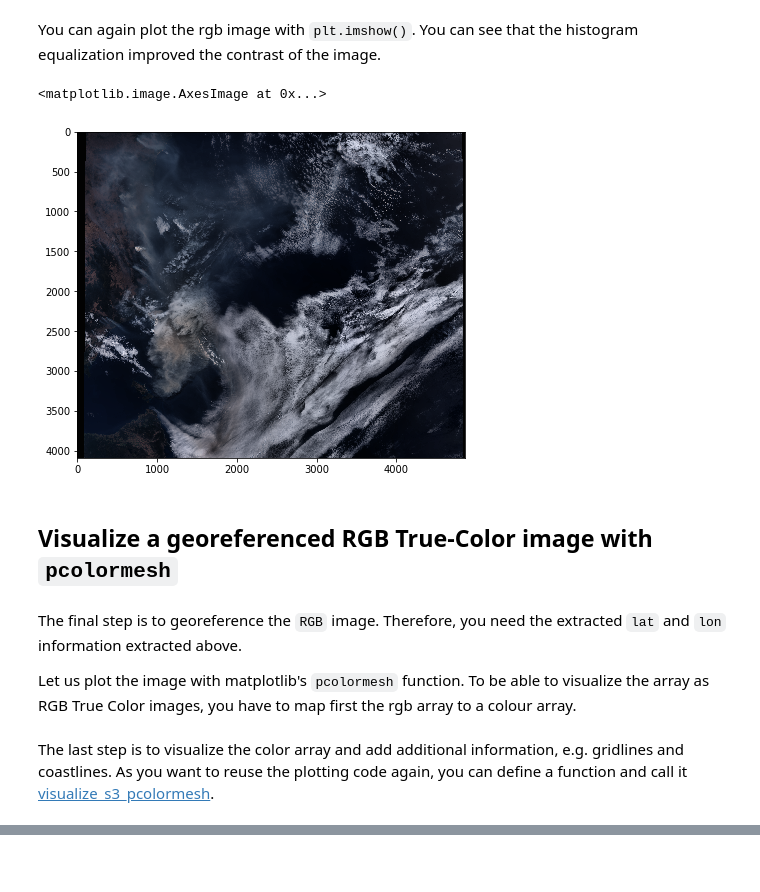
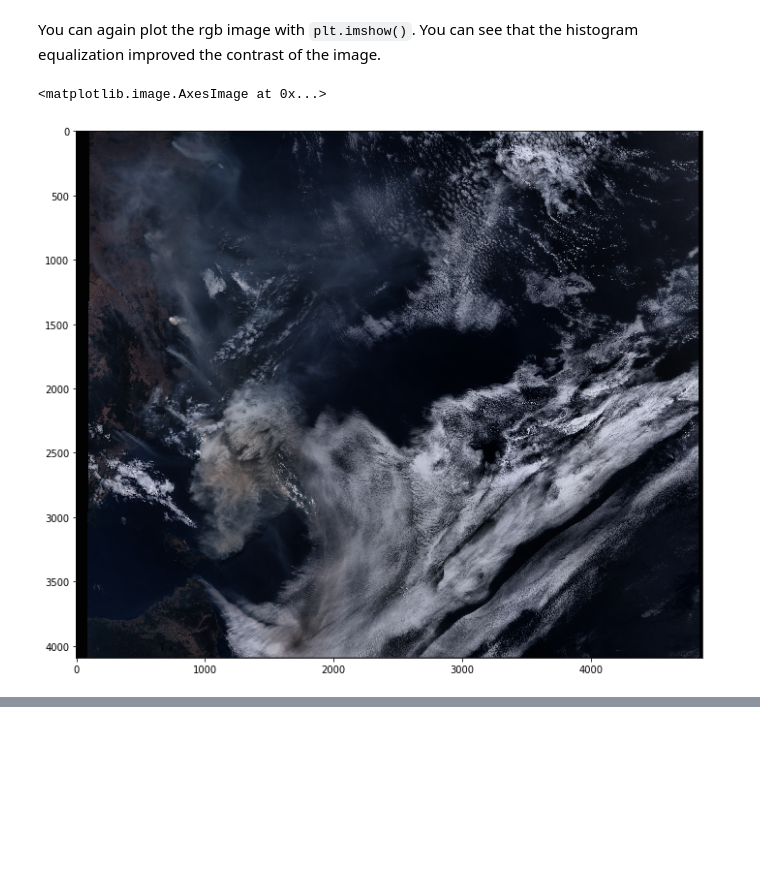
Before and after one commit to wekeo/DEFUNCT-wekeo-jupyter-lab, a Jupyter notebook: atmosphere/21_sentinel3_OLCI_L1_load_browse.ipynb, the cells around one changed output, grey strips where cells are left out. Drawn from its saved outputs; the diff is of its cells as text; code cells hidden in the pictures; blank space fills up the shorter version.

```diff
--- a/atmosphere/21_sentinel3_OLCI_L1_load_browse.ipynb
+++ b/atmosphere/21_sentinel3_OLCI_L1_load_browse.ipynb
@@ -55,7 +54,7 @@ Sentinel-3 OLCI Level 1B data are dissiminated as `.zip archives` when downloade
 
 You can see the names of the 31 data files by looping through the data directory. OLCI has 21 spectral bands representing reflectances from optical to the near-infrared wavelength. Each spectral band is represented in a channel. The files that end with `_radiance.nc` contain the reflectance information for each channel.
 # %%
-olci_dir = './data/sentinel_3/2019/12/29/S3B_OL_1_EFR____20191229T225914_20191229T230214_20191231T023427_0179_034_001_3600_LN1_O_NT_002.SEN3/'
+olci_dir = '../eodata/sentinel_3/2019/12/29/S3B_OL_1_EFR____20191229T225914_20191229T230214_20191231T023427_0179_034_001_3600_LN1_O_NT_002.SEN3/'
 for i in glob.glob(olci_dir+'*.nc'):
     tmp = i.split('/')
     print(tmp[7])
@@ -262,14 +261,8 @@ rgb = exposure.equalize_adapthist(rgb)
 # %% [markdown]
 You can again plot the rgb image with `plt.imshow()`. You can see that the histogram equalization improved the contrast of the image.
 # %%
-fig = plt.figure(figsize=(10,6))
+fig = plt.figure(figsize=(14,10))
 plt.imshow(rgb)
 # %% [output]
 <matplotlib.image.AxesImage at 0x...>
-[figure, old version]
+[figure, new version]
-# %% [markdown]
-## <a id='visualize_tc'></a>Visualize a georeferenced RGB True-Color image with `pcolormesh`
-# %% [markdown]
-The final step is to georeference the `RGB` image. Therefore, you need the extracted `lat` and `lon` information extracted above.
-
-Let us plot the image with matplotlib's `pcolormesh` function. To be able to visualize the array as RGB True Color images, you have to map first the rgb array to a colour array.
@@ -279,2 +268,0 @@ colorTuple = mesh_rgb.reshape((mesh_rgb.shape[0] * mesh_rgb.shape[1]), 3)
-# %% [markdown]
-The last step is to visualize the color array and add additional information, e.g. gridlines and coastlines. As you want to reuse the plotting code again, you can define a function and call it [visualize_s3_pcolormesh](./functions.ipynb#visualize_s3_pcolormesh).
```
Also changed, not shown: parts of 16 cells of this notebook, 10 other files.
